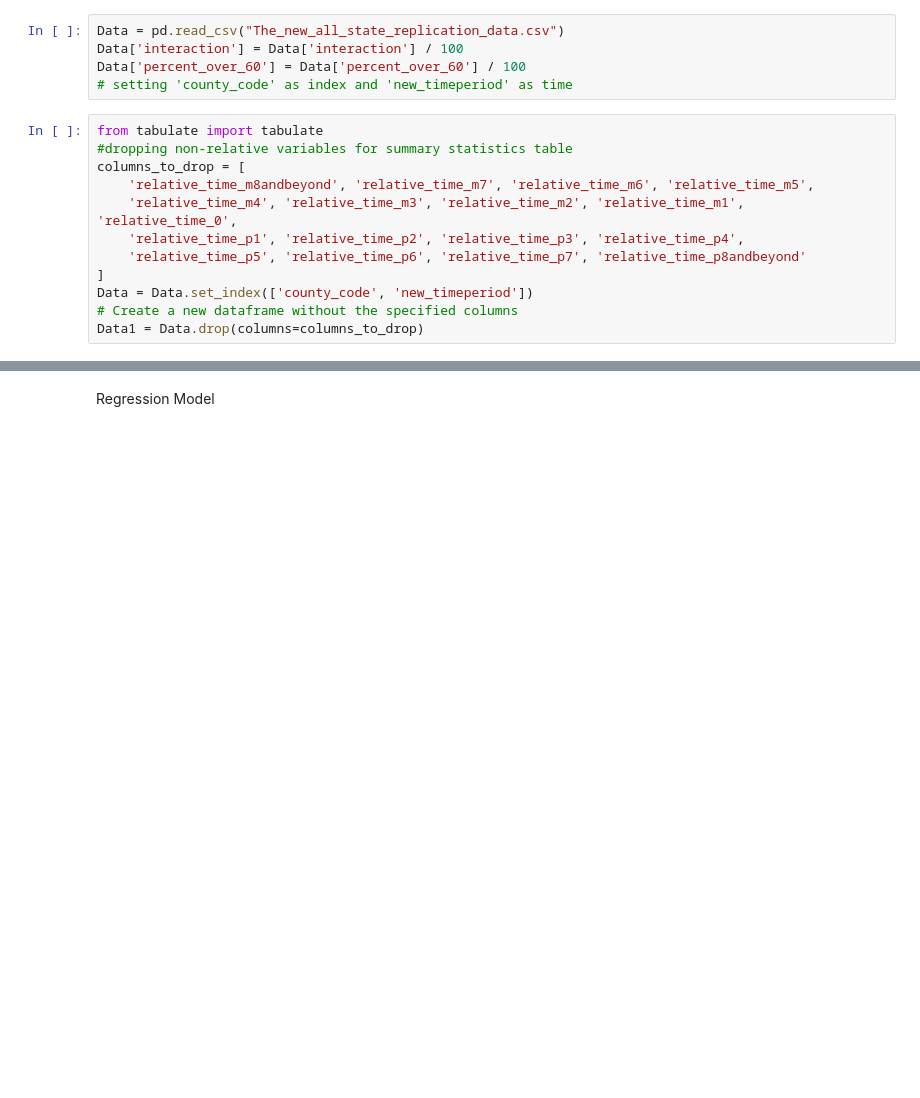
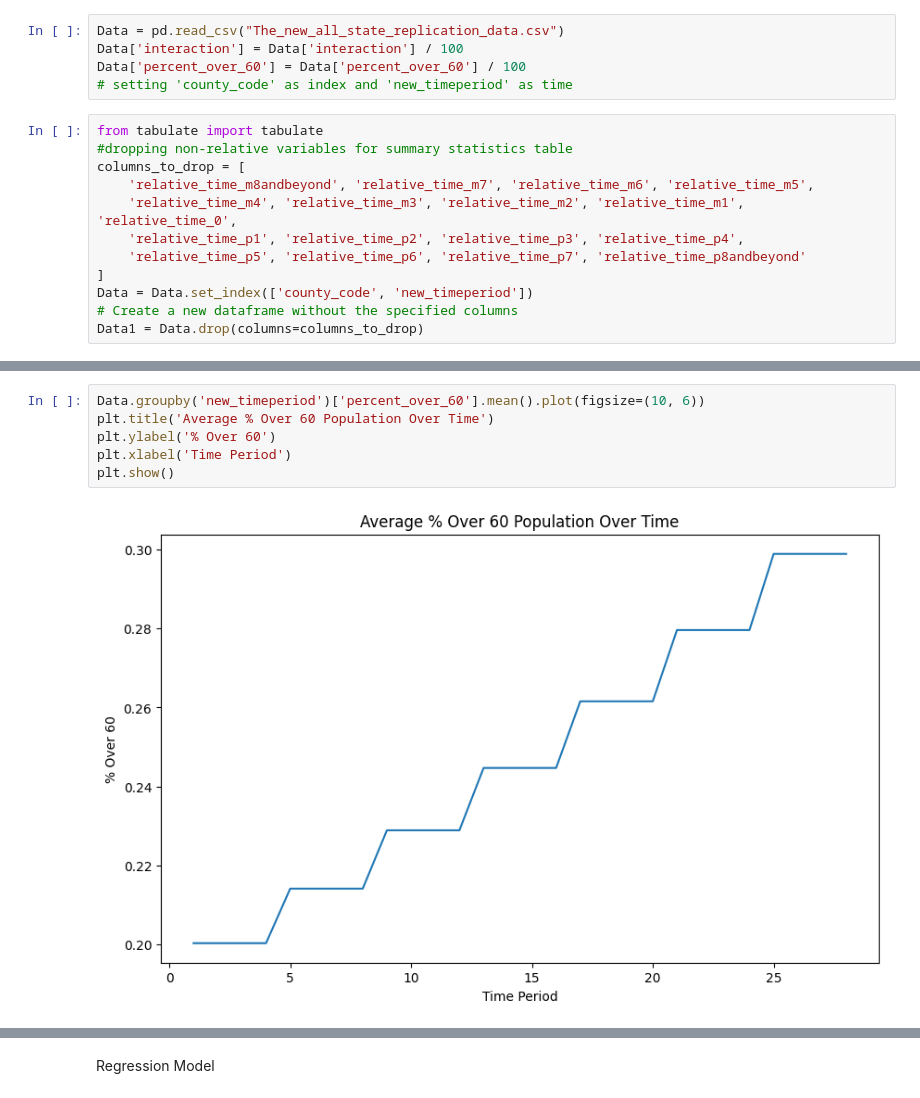
Before and after one commit to ipediz/BachehayekhafaneTMU, a Jupyter notebook: Panel_OLS_Regression.ipynb, the cells around one changed output, grey strips where cells are left out. Saved outputs shown, nothing was run; the diff lists cells and outputs as text; blank space fills up the shorter version.

```diff
--- a/Panel_OLS_Regression.ipynb
+++ b/Panel_OLS_Regression.ipynb
@@ -66,0 +138,8 @@ print(table)
+# %%
+Data.groupby('new_timeperiod')['percent_over_60'].mean().plot(figsize=(10, 6))
+plt.title('Average % Over 60 Population Over Time')
+plt.ylabel('% Over 60')
+plt.xlabel('Time Period')
+plt.show()
+# %% [output]
+[figure, added]
```
Also changed, not shown: parts of 14 cells of this notebook.
